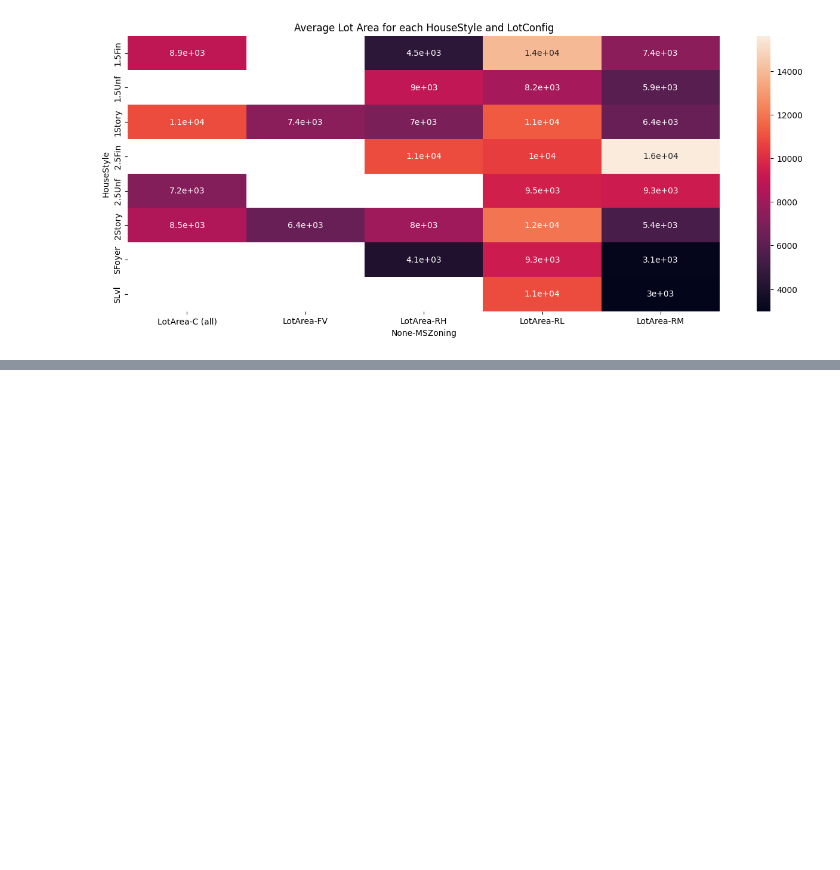
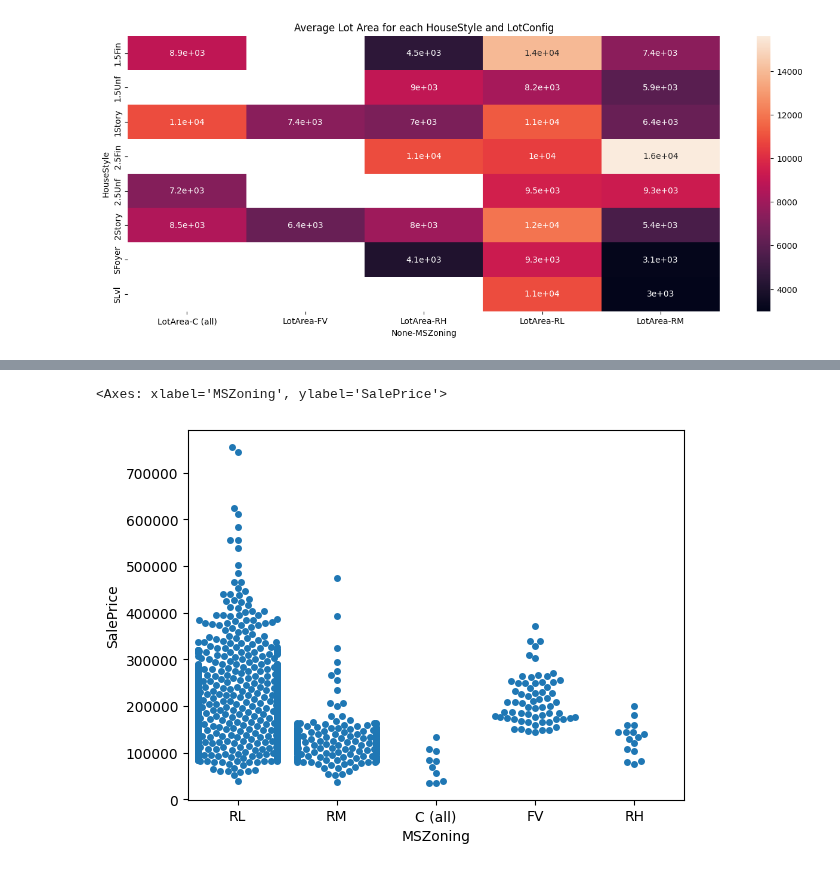
Before and after one commit to afrut/learn-ml, a Jupyter notebook: template/visualization.ipynb, the cells around one changed output, grey strips where cells are left out. Saved outputs shown, nothing was run; the diff lists cells and outputs as text; code cells hidden in the pictures; blank space fills up the shorter version.

```diff
--- a/template/visualization.ipynb
+++ b/template/visualization.ipynb
@@ -79,0 +102,6 @@ sns.heatmap(data=grouped, annot=True)
+# %%
+# Swarm plot
+sns.swarmplot(x=df["MSZoning"],y=df["SalePrice"])
+# %% [output]
+<Axes: xlabel='MSZoning', ylabel='SalePrice'>
+[figure, added]
```
Also changed, not shown: parts of 3 cells of this notebook.
